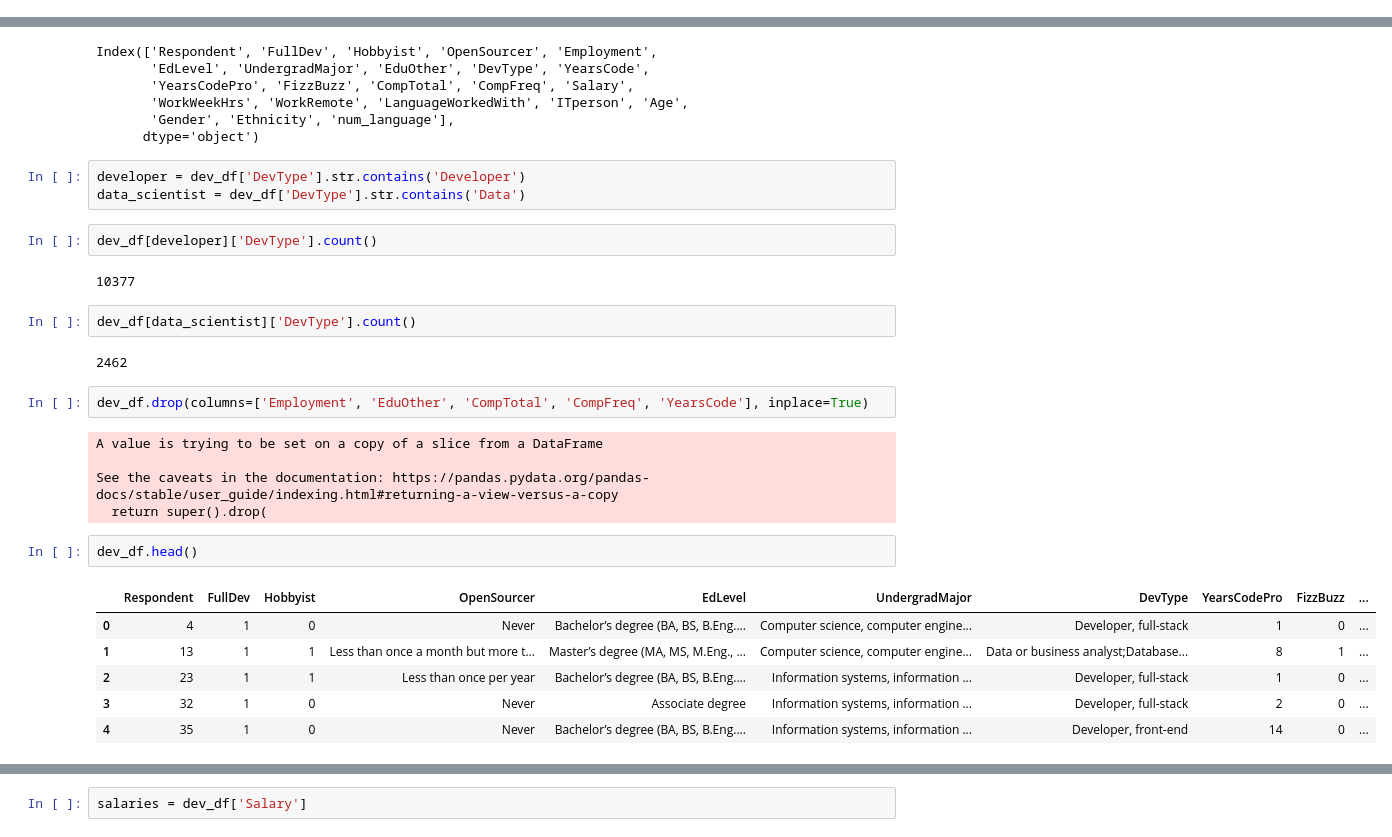
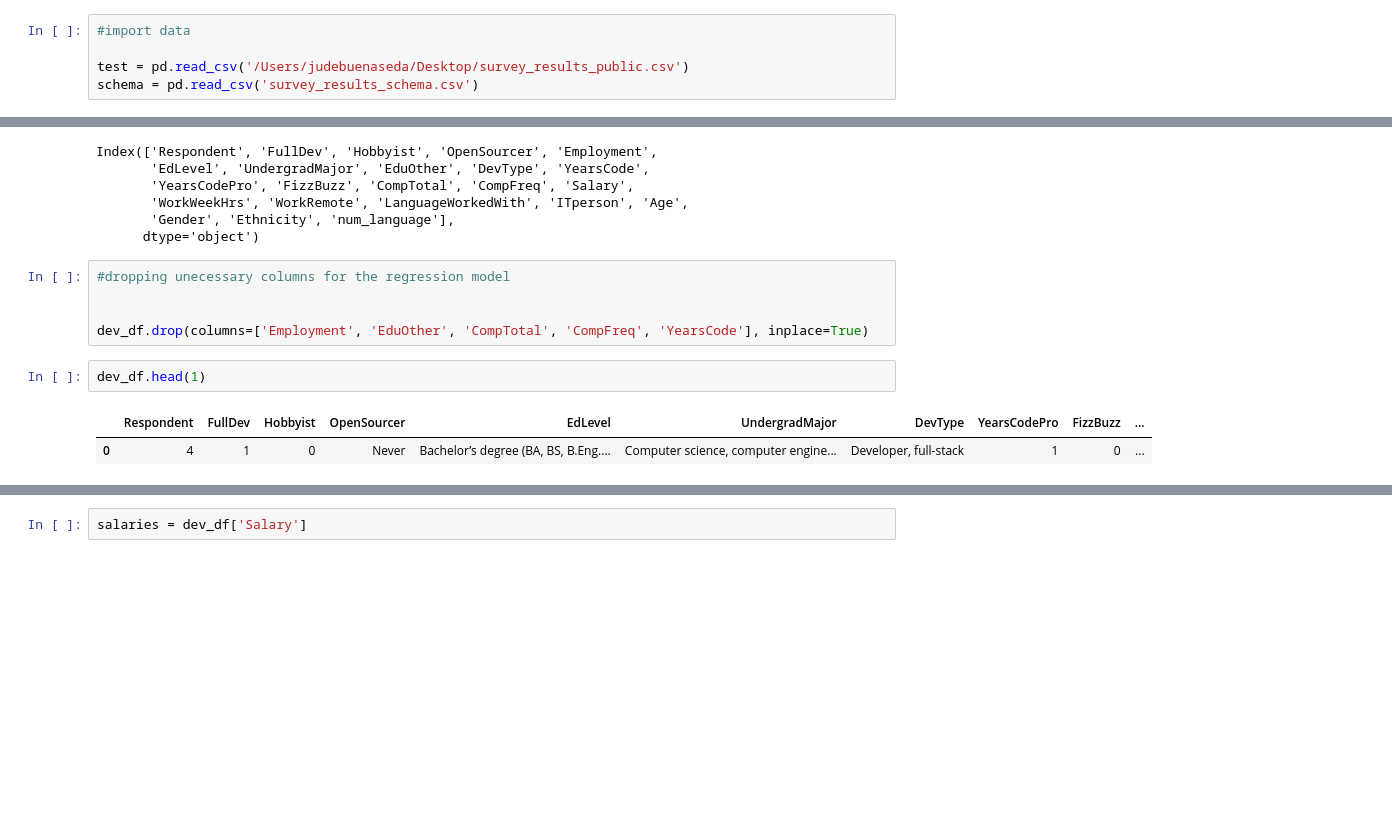
Before and after one commit to jbuenaseda/linear-regression-project, a Jupyter notebook: Datacleaning.ipynb, the cells around one changed output, grey strips where cells are left out. Drawn from its saved outputs; the diff is of its cells as text; blank space fills up the shorter version.

```diff
--- a/Datacleaning.ipynb
+++ b/Datacleaning.ipynb
@@ -115,0 +13,5 @@ dev_df.reset_index(drop=True, inplace=True)
+# %%
+#import data
+
+test = pd.read_csv('/Users/judebuenaseda/Desktop/survey_results_public.csv')
+schema = pd.read_csv('survey_results_schema.csv')
@@ -280,30 +177,13 @@ Index(['Respondent', 'FullDev', 'Hobbyist', 'OpenSourcer', 'Employment',
        'WorkWeekHrs', 'WorkRemote', 'LanguageWorkedWith', 'ITperson', 'Age',
        'Gender', 'Ethnicity', 'num_language'],
       dtype='object')
-# %%
-developer = dev_df['DevType'].str.contains('Developer')
-data_scientist = dev_df['DevType'].str.contains('Data')
-# %%
-dev_df[developer]['DevType'].count()
-# %% [output]
-10377
-# %%
-dev_df[data_scientist]['DevType'].count()
-# %% [output]
-2462
 # %%
+#dropping unecessary columns for the regression model
+
+
 dev_df.drop(columns=['Employment', 'EduOther', 'CompTotal', 'CompFreq', 'YearsCode'], inplace=True)
-# %% [output]
-A value is trying to be set on a copy of a slice from a DataFrame
-
-See the caveats in the documentation: https://pandas.pydata.org/pandas-docs/stable/user_guide/indexing.html#returning-a-view-versus-a-copy
-  return super().drop(
 # %%
-dev_df.head()
+dev_df.head(1)
 # %% [output]
 |  | Respondent | FullDev | Hobbyist | OpenSourcer | EdLevel | UndergradMajor | DevType | YearsCodePro | FizzBuzz | ... |
 | 0 | 4 | 1 | 0 | Never | Bachelor’s degree (BA, BS, B.Eng.... | Computer science, computer engine... | Developer, full-stack | 1 | 0 | ... |
-| 1 | 13 | 1 | 1 | Less than once a month but more t... | Master’s degree (MA, MS, M.Eng., ... | Computer science, computer engine... | Data or business analyst;Database... | 8 | 1 | ... |
-| 2 | 23 | 1 | 1 | Less than once per year | Bachelor’s degree (BA, BS, B.Eng.... | Information systems, information ... | Developer, full-stack | 1 | 0 | ... |
-| 3 | 32 | 1 | 0 | Never | Associate degree | Information systems, information ... | Developer, full-stack | 2 | 0 | ... |
-| 4 | 35 | 1 | 0 | Never | Bachelor’s degree (BA, BS, B.Eng.... | Information systems, information ... | Developer, front-end | 14 | 0 | ... |
```
Also changed, not shown: parts of 62 cells of this notebook, 4 other files.
